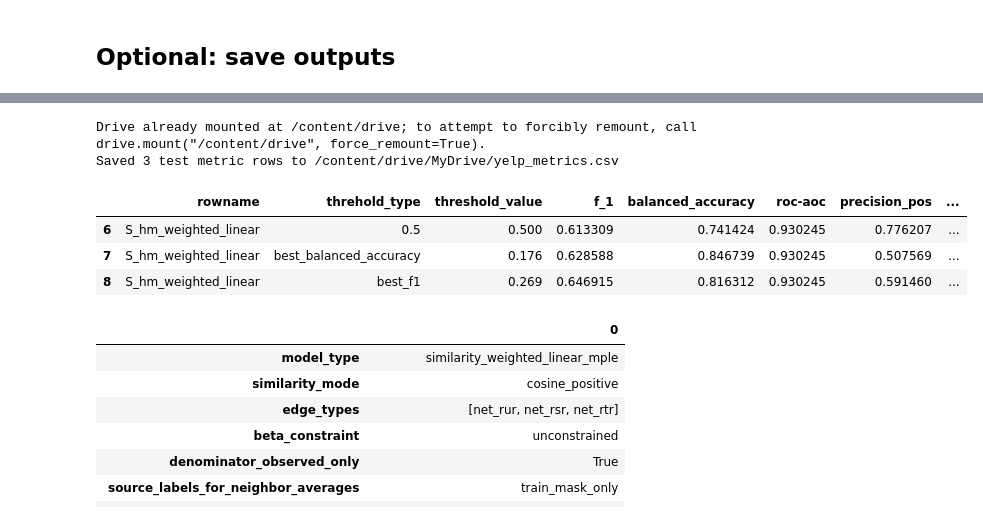
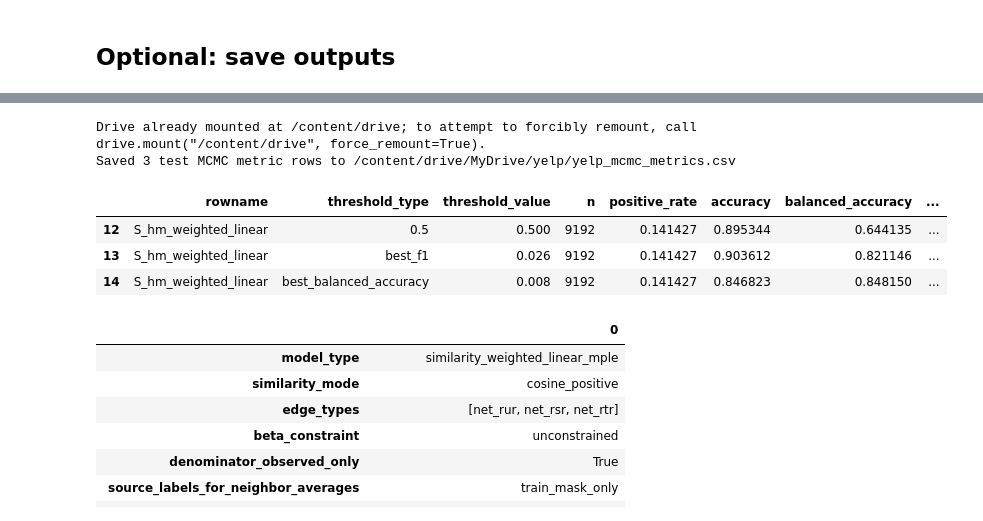
Before and after one commit to Sanchayan-Bhowal/BitcoinTransactionClassification, a Jupyter notebook: script/yelp/S_hm_weighted_linear.ipynb, the cells around one changed output, grey strips where cells are left out. Saved outputs shown, nothing was run; the diff lists cells and outputs as text; code cells hidden in the pictures.

Commit message:
mcmc added

```diff
--- a/script/yelp/S_hm_weighted_linear.ipynb
+++ b/script/yelp/S_hm_weighted_linear.ipynb
@@ -959,81 +1431,66 @@ field_decomp_df.groupby("label")[[
 # %%
 # Edit ROWNAME before running if you want a custom label in the CSV.
-from pathlib import Path
-
 ROWNAME = "S_hm_weighted_linear"
 
-# For Colab, set SAVE_TO_GOOGLE_DRIVE=True and edit GOOGLE_DRIVE_METRICS_CSV_PATH.
+# For Colab, set SAVE_TO_GOOGLE_DRIVE=True and edit GOOGLE_DRIVE_MCMC_METRICS_CSV_PATH.
 SAVE_TO_GOOGLE_DRIVE = True
-GOOGLE_DRIVE_METRICS_CSV_PATH = "/content/drive/MyDrive/yelp_metrics.csv"
+GOOGLE_DRIVE_MCMC_METRICS_CSV_PATH = "/content/drive/MyDrive/yelp/yelp_mcmc_metrics.csv"
 
 if SAVE_TO_GOOGLE_DRIVE:
     from google.colab import drive
     drive.mount("/content/drive")
-    METRICS_CSV_PATH = Path(GOOGLE_DRIVE_METRICS_CSV_PATH)
+    METRICS_CSV_PATH = Path(GOOGLE_DRIVE_MCMC_METRICS_CSV_PATH)
 else:
-    METRICS_CSV_PATH = Path("script/yelp/yelp_metrics.csv") if Path("script/yelp").exists() else Path("yelp_metrics.csv")
-
+    METRICS_CSV_PATH = Path("script/yelp/yelp_mcmc_metrics.csv") if Path("script/yelp").exists() else Path("yelp_mcmc_metrics.csv")
 
 OUTPUT_COLUMNS = [
     "rowname",
-    "threhold_type",
+    "threshold_type",
     "threshold_value",
-    "f_1",
+    "n",
+    "positive_rate",
+    "accuracy",
     "balanced_accuracy",
-    "roc-aoc",
     "precision_pos",
     "recall_pos",
+    "f1_pos",
+    "roc_auc",
+    "average_precision",
+    "tn",
+    "fp",
+    "fn",
+    "tp",
 ]
 
 
-def append_test_metric_rows(rowname, threshold_frames, csv_path=METRICS_CSV_PATH):
+def append_mcmc_metric_rows(rowname, metrics_frame, csv_path=METRICS_CSV_PATH):
     csv_path = Path(csv_path)
-    rows = []
+    frame = metrics_frame.copy()
+    frame["rowname"] = rowname
+    saved = frame.reindex(columns=OUTPUT_COLUMNS)
 
-    for threshold_type, frame in threshold_frames.items():
-        test_rows = frame.loc[frame["split"].astype(str).str.lower().eq("test")]
-        if test_rows.empty:
-            raise ValueError(f"No test split found in {threshold_type}")
-
-        test_row = test_rows.iloc[0]
-        rows.append({
-            "rowname": rowname,
-            "threhold_type": threshold_type,
-            "threshold_value": test_row["threshold"],
-            "f_1": test_row["f1_pos"],
-            "balanced_accuracy": test_row["balanced_accuracy"],
-            "roc-aoc": test_row["roc_auc"],
-            "precision_pos": test_row["precision_pos"],
-            "recall_pos": test_row["recall_pos"],
-        })
-
-    saved = pd.DataFrame(rows, columns=OUTPUT_COLUMNS)
     csv_path.parent.mkdir(parents=True, exist_ok=True)
     if csv_path.exists():
         existing = pd.read_csv(csv_path)
         if list(existing.columns) == OUTPUT_COLUMNS:
             saved = pd.concat([existing, saved], ignore_index=True)
+        else:
+            print(f"Existing CSV at {csv_path} has different columns; replacing it with test-only MCMC metrics.")
 
     saved.to_csv(csv_path, index=False)
-    print(f"Saved {len(rows)} test metric rows to {csv_path}")
-    return saved.tail(len(rows))
+    print(f"Saved {len(frame)} test MCMC metric rows to {csv_path}")
+    return saved.tail(len(frame))
 
 
-threshold_frames = {
-    "0.5": metrics_05,
-    "best_balanced_accuracy": metrics_val_balacc,
-    "best_f1": metrics_val_f1,
-}
-
-saved_metric_rows = append_test_metric_rows(ROWNAME, threshold_frames)
+saved_metric_rows = append_mcmc_metric_rows(ROWNAME, mcmc_metrics)
 saved_metric_rows
 # %% [output]
 Drive already mounted at /content/drive; to attempt to forcibly remount, call drive.mount("/content/drive", force_remount=True).
-Saved 3 test metric rows to /content/drive/MyDrive/yelp_metrics.csv
+Saved 3 test MCMC metric rows to /content/drive/MyDrive/yelp/yelp_mcmc_metrics.csv
-|  | rowname | threhold_type | threshold_value | f_1 | balanced_accuracy | roc-aoc | precision_pos | ... |
-| 6 | S_hm_weighted_linear | 0.5 | 0.500 | 0.613309 | 0.741424 | 0.930245 | 0.776207 | ... |
-| 7 | S_hm_weighted_linear | best_balanced_accuracy | 0.176 | 0.628588 | 0.846739 | 0.930245 | 0.507569 | ... |
-| 8 | S_hm_weighted_linear | best_f1 | 0.269 | 0.646915 | 0.816312 | 0.930245 | 0.591460 | ... |
+|  | rowname | threshold_type | threshold_value | n | positive_rate | accuracy | balanced_accuracy | ... |
+| 12 | S_hm_weighted_linear | 0.5 | 0.500 | 9192 | 0.141427 | 0.895344 | 0.644135 | ... |
+| 13 | S_hm_weighted_linear | best_f1 | 0.026 | 9192 | 0.141427 | 0.903612 | 0.821146 | ... |
+| 14 | S_hm_weighted_linear | best_balanced_accuracy | 0.008 | 9192 | 0.141427 | 0.846823 | 0.848150 | ... |
 # %%
 results = {
     "model_type": "similarity_weighted_linear_mple",
```
Also changed, not shown: parts of 18 cells of this notebook, 7 other files.
